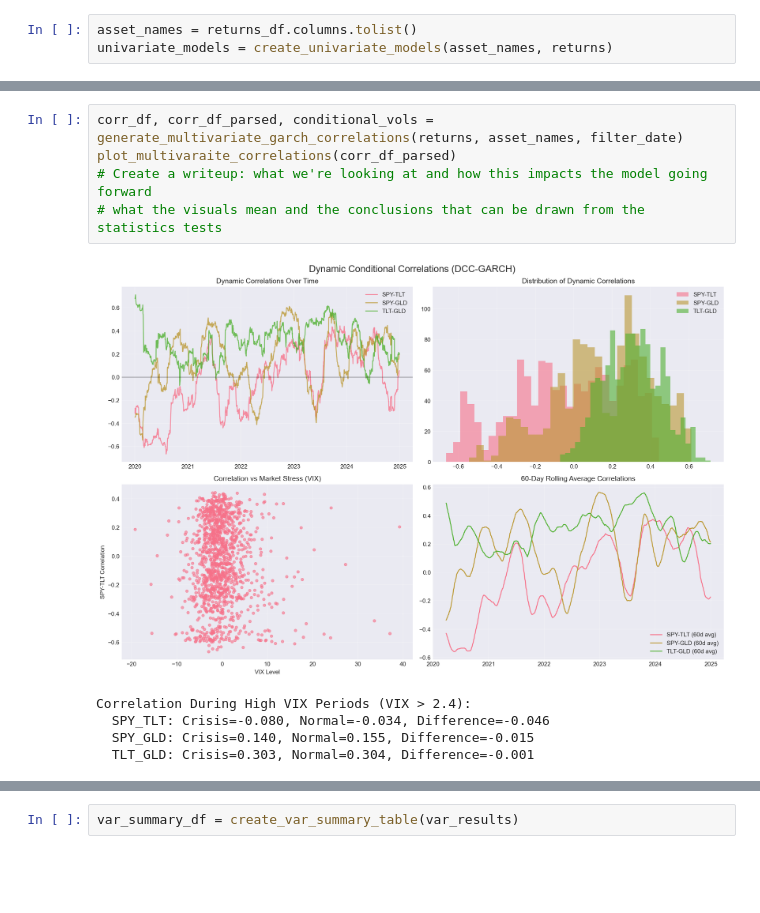
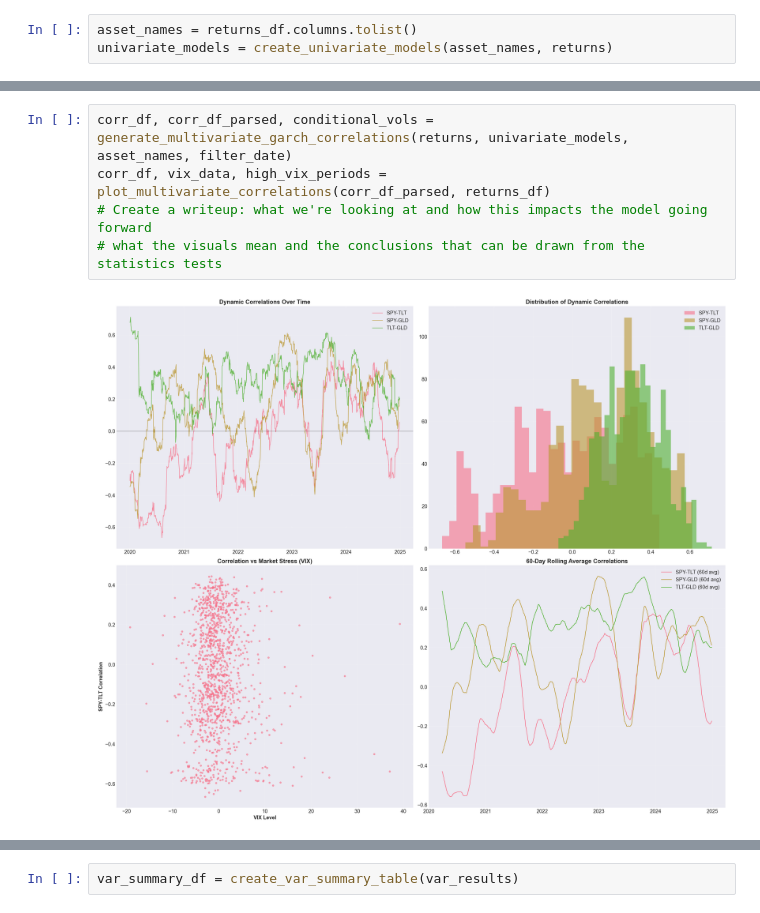
Before and after one commit to imoore99/GARCH, a Jupyter notebook: GARCH.ipynb, the cells around one changed output, grey strips where cells are left out. Saved outputs shown, nothing was run; the diff lists cells and outputs as text; blank space fills up the shorter version.

```diff
--- a/GARCH.ipynb
+++ b/GARCH.ipynb
@@ -554,11 +1295,7 @@ def plot_multivaraite_correlations(corr_df):
 # %%
-corr_df, corr_df_parsed, conditional_vols = generate_multivariate_garch_correlations(returns, asset_names, filter_date)
-plot_multivaraite_correlations(corr_df_parsed)
+corr_df, corr_df_parsed, conditional_vols = generate_multivariate_garch_correlations(returns, univariate_models, asset_names, filter_date)
+corr_df, vix_data, high_vix_periods = plot_multivariate_correlations(corr_df_parsed, returns_df)
 # Create a writeup: what we're looking at and how this impacts the model going forward
 # what the visuals mean and the conclusions that can be drawn from the statistics tests
 # %% [output]
-[figure, old version]
+[figure, new version]
-Correlation During High VIX Periods (VIX > 2.4):
-  SPY_TLT: Crisis=-0.080, Normal=-0.034, Difference=-0.046
-  SPY_GLD: Crisis=0.140, Normal=0.155, Difference=-0.015
-  TLT_GLD: Crisis=0.303, Normal=0.304, Difference=-0.001
```
Also changed, not shown: parts of 91 cells of this notebook, 4 other files.
